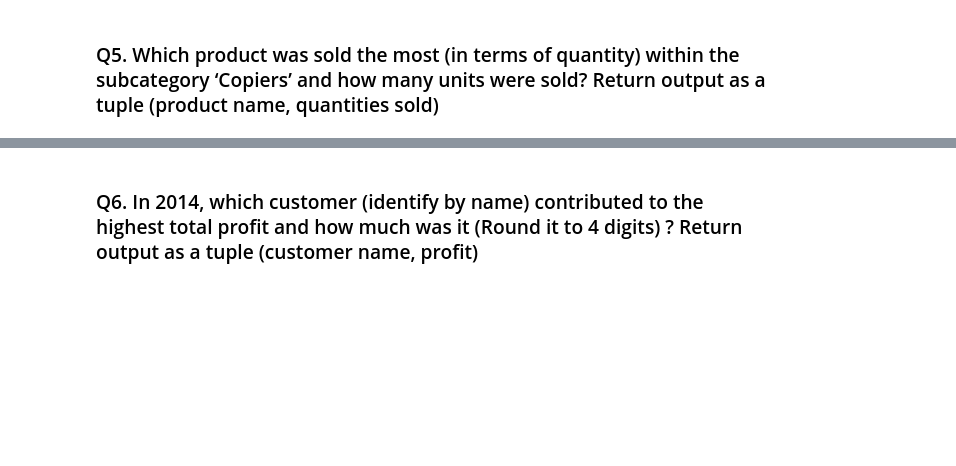
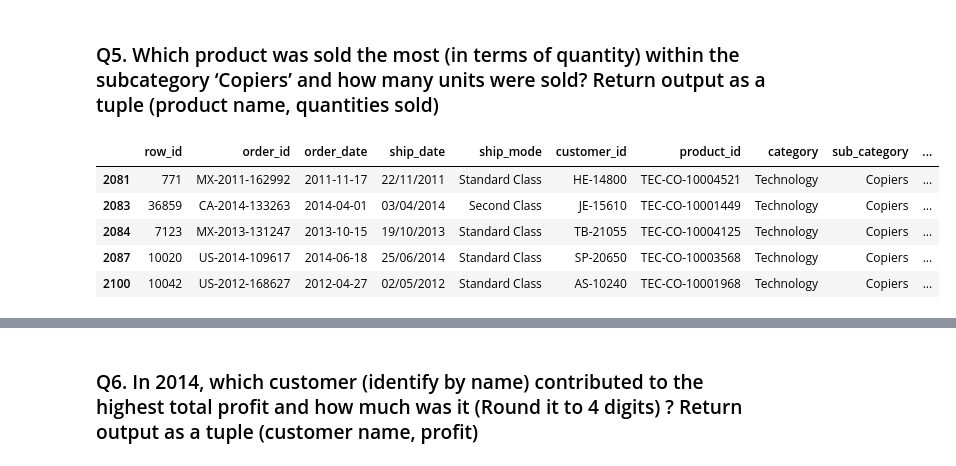
Before and after one commit to dennislamcv1/FractalDS, a Jupyter notebook: Python for Data Science/GA_M02 Nov 2023.ipynb, the cells around one changed output, grey strips where cells are left out. Saved outputs shown, nothing was run; the diff lists cells and outputs as text; code cells hidden in the pictures; blank space fills up the shorter version.

```diff
--- a/Python for Data Science/GA_M02 Nov 2023.ipynb
+++ b/Python for Data Science/GA_M02 Nov 2023.ipynb
@@ -188,6 +293,13 @@ second_highest_discount_market(data=sales)
 ### Q5.	Which product was sold the most (in terms of quantity) within the subcategory ‘Copiers’ and how many units were sold? Return output as a tuple (product name, quantities sold)
 # %%
 copier = sales[sales["sub_category"] == "Copiers"]
-copier
+copier.head()
+# %% [output]
+|  | row_id | order_id | order_date | ship_date | ship_mode | customer_id | product_id | category | sub_category | ... |
+| 2081 | 771 | MX-2011-162992 | 2011-11-17 | 22/11/2011 | Standard Class | HE-14800 | TEC-CO-10004521 | Technology | Copiers | ... |
+| 2083 | 36859 | CA-2014-133263 | 2014-04-01 | 03/04/2014 | Second Class | JE-15610 | TEC-CO-10001449 | Technology | Copiers | ... |
+| 2084 | 7123 | MX-2013-131247 | 2013-10-15 | 19/10/2013 | Standard Class | TB-21055 | TEC-CO-10004125 | Technology | Copiers | ... |
+| 2087 | 10020 | US-2014-109617 | 2014-06-18 | 25/06/2014 | Standard Class | SP-20650 | TEC-CO-10003568 | Technology | Copiers | ... |
+| 2100 | 10042 | US-2012-168627 | 2012-04-27 | 02/05/2012 | Standard Class | AS-10240 | TEC-CO-10001968 | Technology | Copiers | ... |
 # %%
 # Group by product_name and sum the quantity
```
Also changed, not shown: parts of 48 cells of this notebook, 3 other files.
